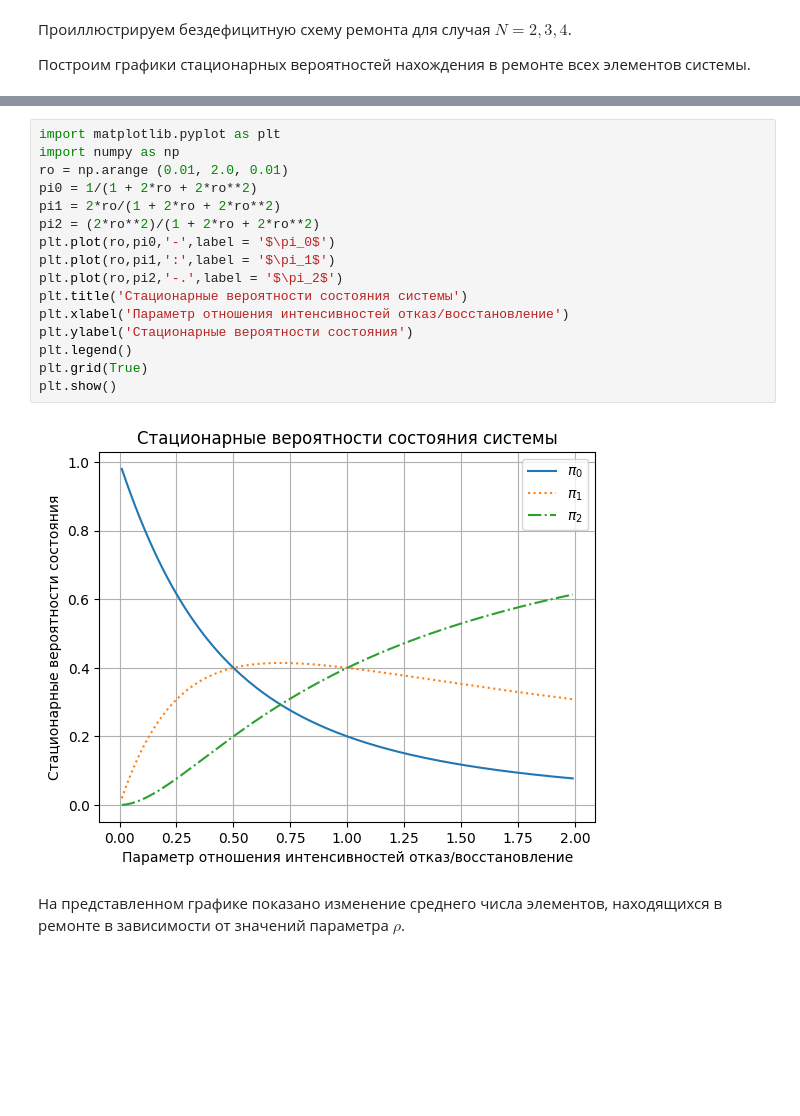
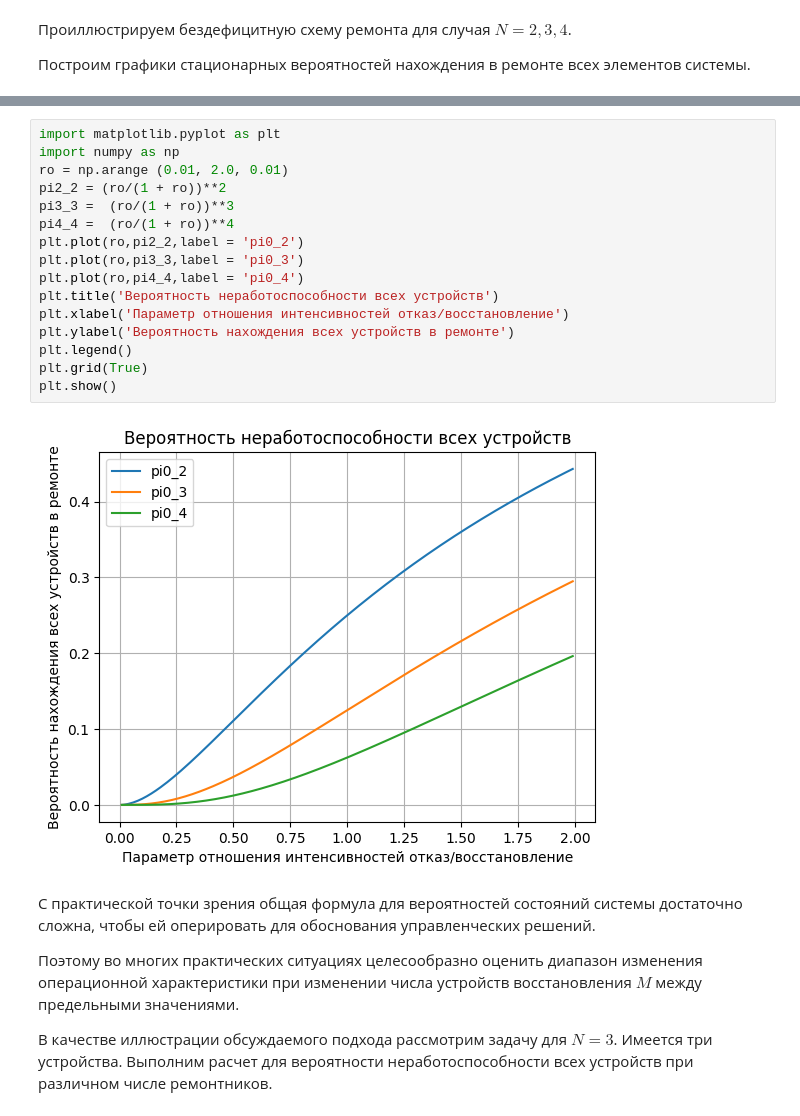
Before and after one commit to SergeyS1954/LW_TR, a Jupyter notebook: LW4.ipynb, the cells around one changed output, grey strips where cells are left out. Cells and saved outputs as stored; diff of their text form; blank space fills up the shorter version.

```diff
--- a/LW4.ipynb
+++ b/LW4.ipynb
@@ -122,23 +31,29 @@ $$
 # %%
 import matplotlib.pyplot as plt
 import numpy as np
 ro = np.arange (0.01, 2.0, 0.01)
-pi0 = 1/(1 + 2*ro + 2*ro**2)
-pi1 = 2*ro/(1 + 2*ro + 2*ro**2)
-pi2 = (2*ro**2)/(1 + 2*ro + 2*ro**2)
-plt.plot(ro,pi0,'-',label = '$\pi_0$')
-plt.plot(ro,pi1,':',label = '$\pi_1$')
-plt.plot(ro,pi2,'-.',label = '$\pi_2$')
-plt.title('Стационарные вероятности состояния системы')
+pi2_2 = (ro/(1 + ro))**2
+pi3_3 =  (ro/(1 + ro))**3
+pi4_4 =  (ro/(1 + ro))**4
+plt.plot(ro,pi2_2,label = 'pi0_2')
+plt.plot(ro,pi3_3,label = 'pi0_3')
+plt.plot(ro,pi4_4,label = 'pi0_4')
+plt.title('Вероятность неработоспособности всех устройств')
 plt.xlabel('Параметр отношения интенсивностей отказ/восстановление')
-plt.ylabel('Стационарные вероятности состояния')
+plt.ylabel('Вероятность нахождения всех устройств в ремонте')
 plt.legend()
 plt.grid(True)
 plt.show()
 # %% [output]
-[figure, old version]
+[figure, new version]
-# %% [markdown]
-На представленном графике показано изменение среднего числа элементов, находящихся в ремонте в зависимости от значений параметра $\rho$.
+# %% [markdown]
+С практической точки зрения общая формула для вероятностей состояний системы достаточно сложна, чтобы ей оперировать для обоснования управленческих решений.
+
+Поэтому во многих практических ситуациях целесообразно оценить диапазон изменения операционной характеристики при изменении числа устройств восстановления $M$ между предельными значениями.
+
+
+В качестве иллюстрации обсуждаемого подхода рассмотрим задачу для $N=3$.
+Имеется три устройства. Выполним расчет для вероятности неработоспособности всех устройств при различном числе ремонтников.
 # %%
 import matplotlib.pyplot as plt
 import numpy as np
```
Also changed, not shown: parts of 9 cells of this notebook.
